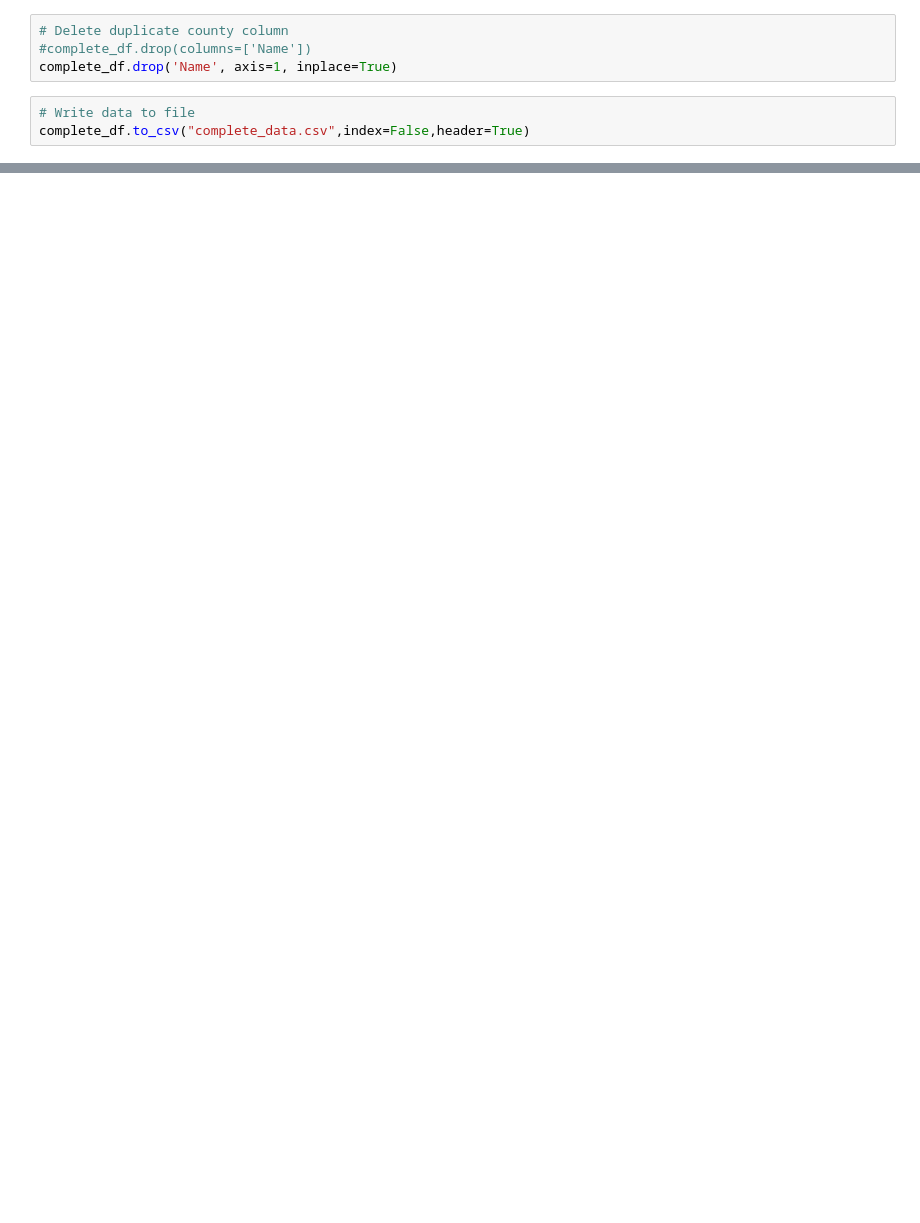
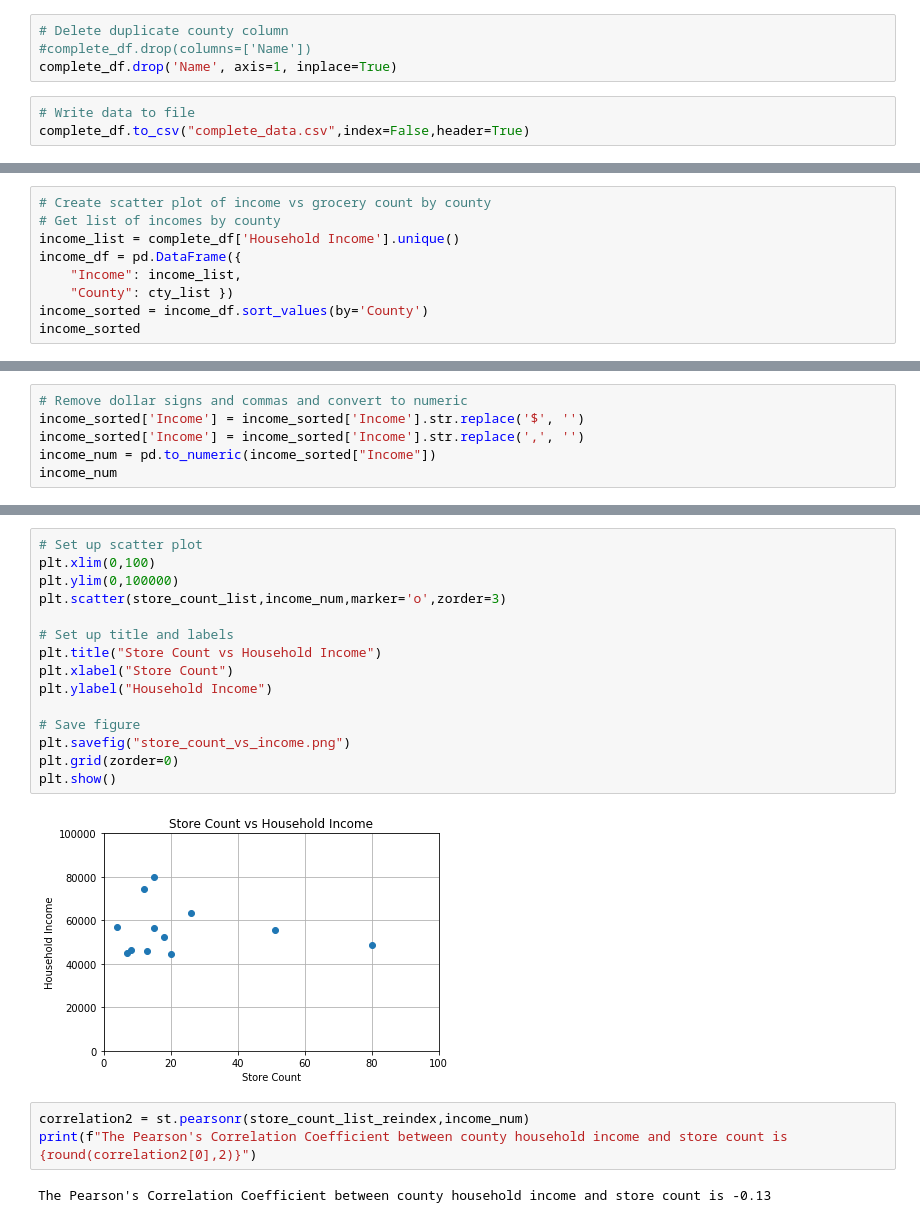
Before and after one commit to BenSnyder90/GroceryStoreAnalysis, a Jupyter notebook: storename_cleanup.ipynb, the cells around one changed output, grey strips where cells are left out. Cells and saved outputs as stored; diff of their text form; blank space fills up the shorter version.

Commit message:
added 2 more scatter plots for income and poverty rate vs store count

```diff
--- a/storename_cleanup.ipynb
+++ b/storename_cleanup.ipynb
@@ -520,0 +267,9 @@ plt.show()
+# %%
+# Create scatter plot of income vs grocery count by county
+# Get list of incomes by county
+income_list = complete_df['Household Income'].unique()
+income_df = pd.DataFrame({
+    "Income": income_list,
+    "County": cty_list })
+income_sorted = income_df.sort_values(by='County')
+income_sorted
@@ -520,0 +290,6 @@ plt.show()
+# %%
+# Remove dollar signs and commas and convert to numeric
+income_sorted['Income'] = income_sorted['Income'].str.replace('$', '')
+income_sorted['Income'] = income_sorted['Income'].str.replace(',', '')
+income_num = pd.to_numeric(income_sorted["Income"])
+income_num
@@ -520,0 +310,22 @@ plt.show()
+# %%
+# Set up scatter plot
+plt.xlim(0,100)
+plt.ylim(0,100000)
+plt.scatter(store_count_list,income_num,marker='o',zorder=3)
+
+# Set up title and labels
+plt.title("Store Count vs Household Income")
+plt.xlabel("Store Count")
+plt.ylabel("Household Income")
+
+# Save figure
+plt.savefig("store_count_vs_income.png")
+plt.grid(zorder=0)
+plt.show()
+# %% [output]
+[figure, added]
+# %%
+correlation2 = st.pearsonr(store_count_list_reindex,income_num)
+print(f"The Pearson's Correlation Coefficient between county household income and store count is {round(correlation2[0],2)}")
+# %% [output]
+The Pearson's Correlation Coefficient between county household income and store count is -0.13
```
Also changed, not shown: parts of 34 cells of this notebook.
